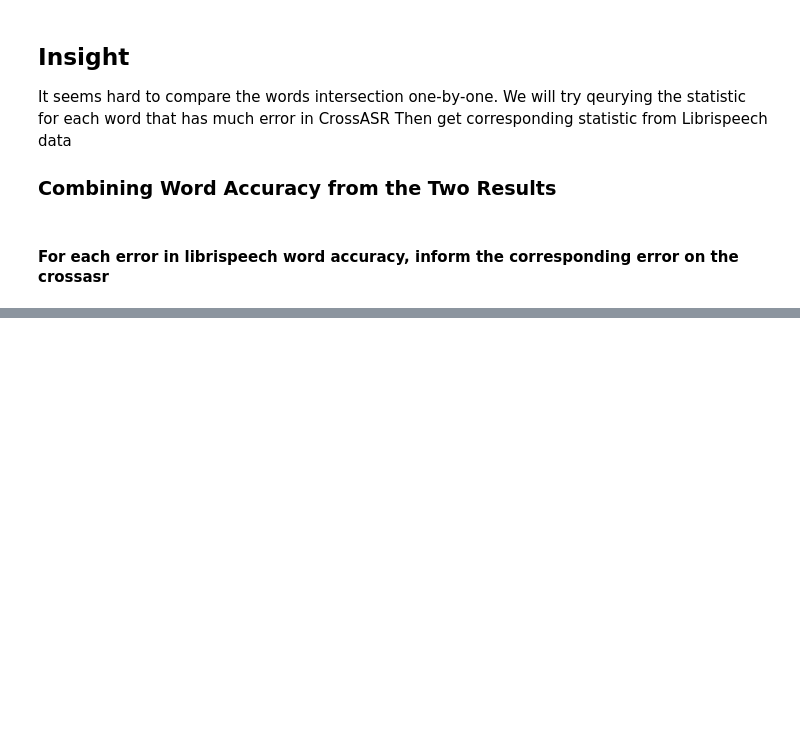
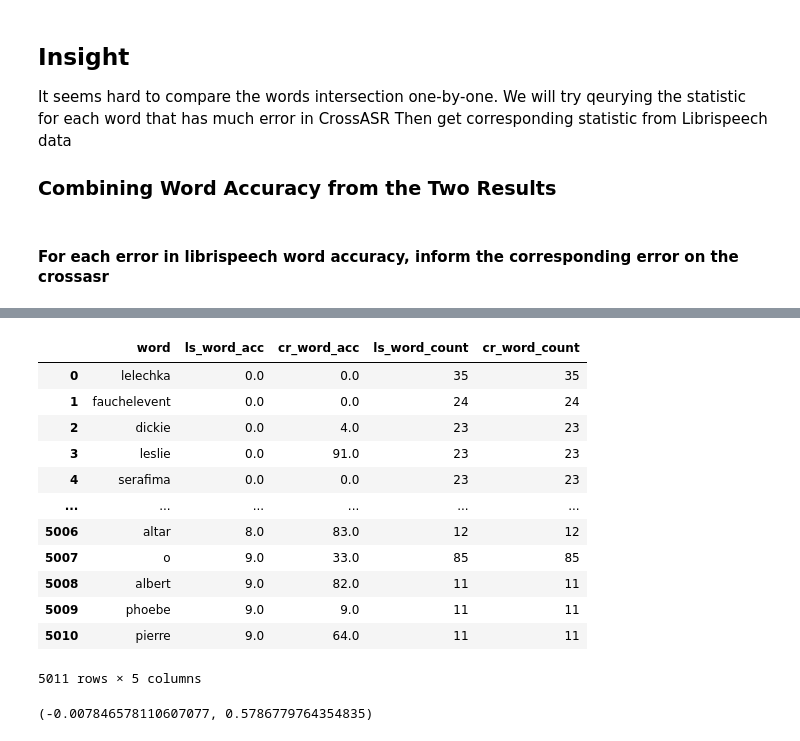
Before and after one commit to mhilmiasyrofi/evaluateASREvolve, a Jupyter notebook: erorr_visualization.ipynb, the cells around one changed output, grey strips where cells are left out. Saved outputs shown, nothing was run; the diff lists cells and outputs as text; code cells hidden in the pictures; blank space fills up the shorter version.

```diff
--- a/erorr_visualization.ipynb
+++ b/erorr_visualization.ipynb
@@ -39,10 +39,10 @@ class Data:
         return self.transcription
 
     def add_reference(self, reference):
-        self.reference.append(self.preprocess_text(reference))
+        self.reference.append(reference)
 
     def add_transcription(self, transcription):
-        self.transcription.append(self.preprocess_text(transcription))
+        self.transcription.append(transcription)
 
     def add_reference_transcription(self, reference, transcription):
         self.add_reference(reference)
@@ -63,6 +63,25 @@ class Data:
 
     def print_tail(self):
         self.print_reference_transcription(i=self.length()-1)
+# %%
+LIBRISPEECH_TYPES = ["test-clean",
+                    "test-other",
+                    "dev-clean",
+                    "dev-other"]
+
+# LIBRISPEECH_TYPES = ["test-clean"]
+
+# LIBRISPEECH_TYPES = ["test-other"]
+
+# LIBRISPEECH_TYPES = ["dev-clean"]
+
+# LIBRISPEECH_TYPES = ["dev-other"]
+
+
+LIBRISPEECH_DIRS = []
+
+for type in LIBRISPEECH_TYPES :
+    LIBRISPEECH_DIRS.append(f"LibriSpeech/{type}/")
 # %%
 def read_librispeech_data():
     data = Data("librispeech")
@@ -645,0 +753,26 @@ df.to_csv("output/combined_word_accuracy.csv")
+# %%
+lower_bound = 0
+upper_bound = 10
+
+curr_df = df[df["ls_word_acc"].apply(
+    lambda x: x >= lower_bound and x < upper_bound)]
+# %%
+curr_df
+# %% [output]
+|  | word | ls_word_acc | cr_word_acc | ls_word_count | cr_word_count |
+| 0 | lelechka | 0.0 | 0.0 | 35 | 35 |
+| 1 | fauchelevent | 0.0 | 0.0 | 24 | 24 |
+| 2 | dickie | 0.0 | 4.0 | 23 | 23 |
+| 3 | leslie | 0.0 | 91.0 | 23 | 23 |
+| 4 | serafima | 0.0 | 0.0 | 23 | 23 |
+| ... | ... | ... | ... | ... | ... |
+| 5006 | altar | 8.0 | 83.0 | 12 | 12 |
+| 5007 | o | 9.0 | 33.0 | 85 | 85 |
+| 5008 | albert | 9.0 | 82.0 | 11 | 11 |
+| 5009 | phoebe | 9.0 | 9.0 | 11 | 11 |
+| 5010 | pierre | 9.0 | 64.0 | 11 | 11 |
+5011 rows × 5 columns
+# %%
+scipy.stats.pearsonr(curr_df["ls_word_acc"], curr_df["cr_word_acc"])
+# %% [output]
+(-0.007846578110607077, 0.5786779764354835)
```
Also changed, not shown: parts of 14 cells of this notebook.
